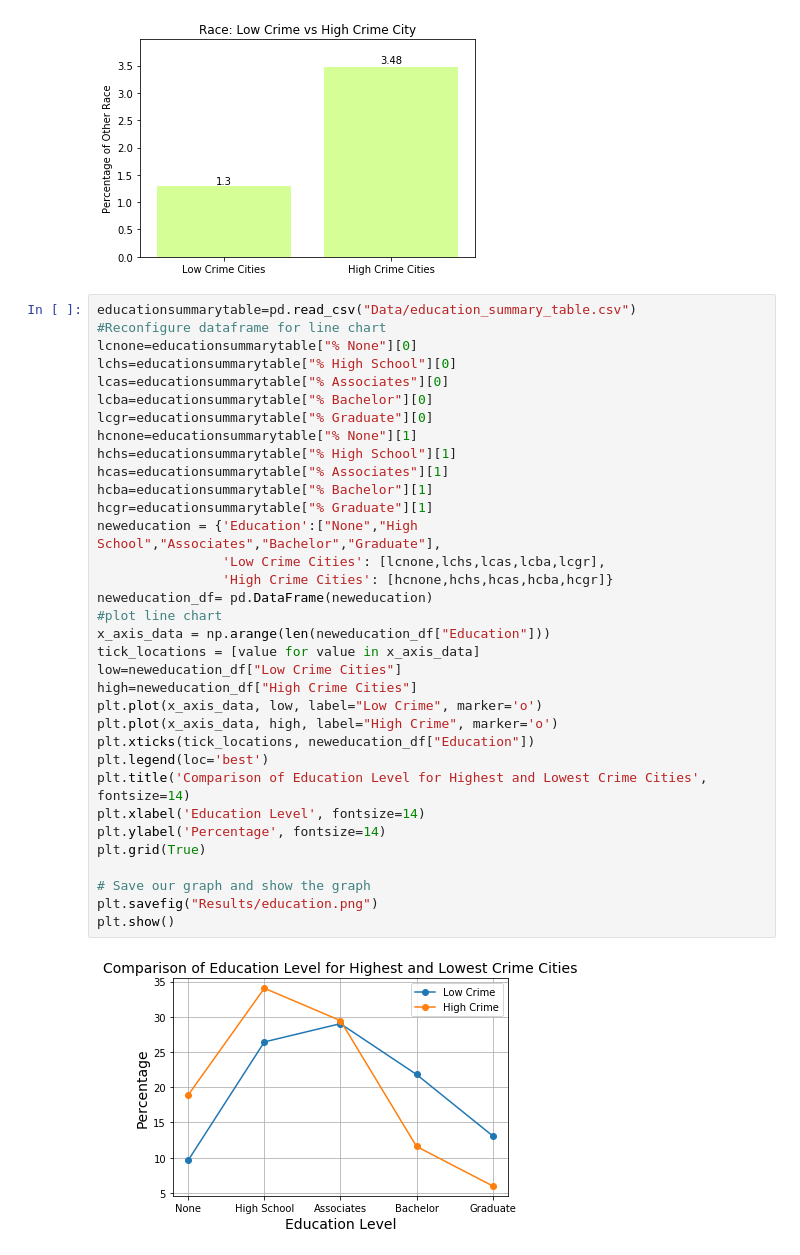
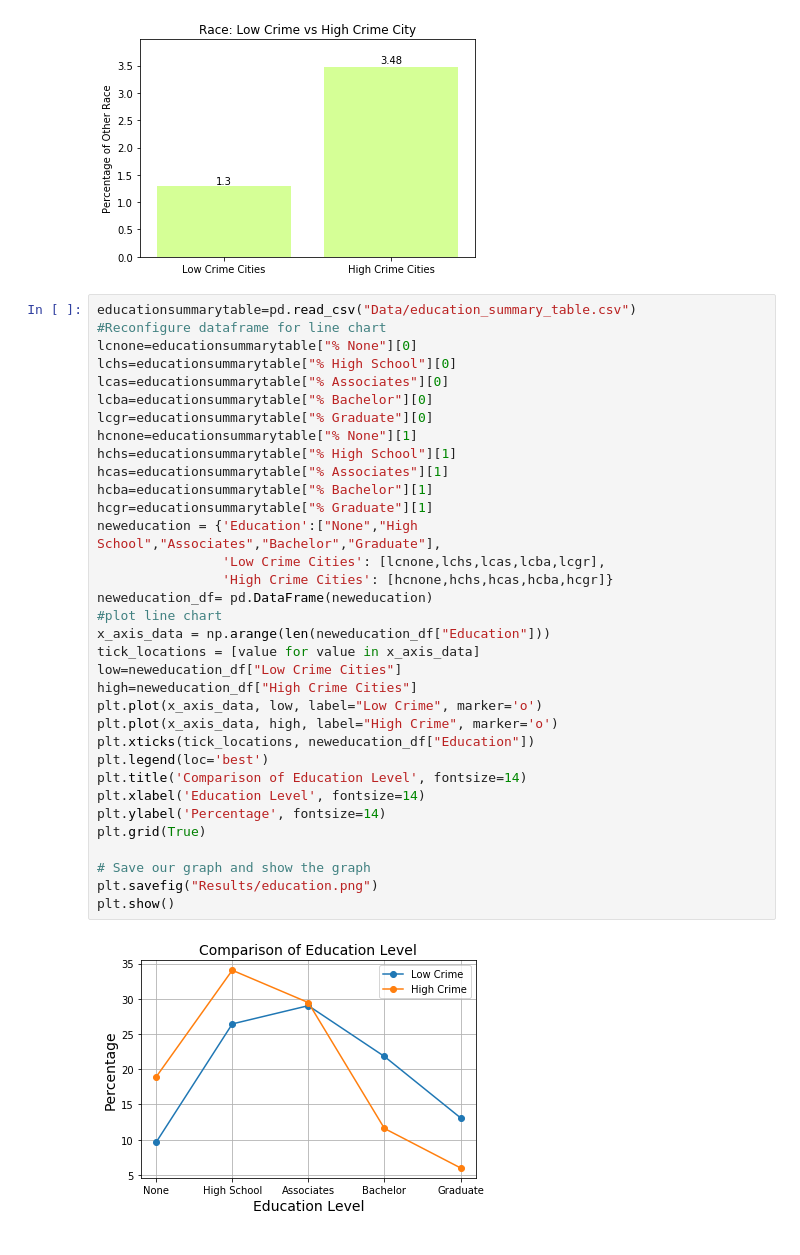
Before and after one commit to temidayo1234/National_ViolentCrime_Analysis, a Jupyter notebook: Analysis/Summary-Tables-Charts/Summary Tables Charts.ipynb, the cells around one changed output. Saved outputs shown, nothing was run; the diff lists cells and outputs as text.

Commit message:
Update chart title on line plots

```diff
--- a/Analysis/Summary-Tables-Charts/Summary Tables Charts.ipynb
+++ b/Analysis/Summary-Tables-Charts/Summary Tables Charts.ipynb
@@ -362,35 +362,35 @@ lcnone=educationsummarytable["% None"][0]
 lchs=educationsummarytable["% High School"][0]
 lcas=educationsummarytable["% Associates"][0]
 lcba=educationsummarytable["% Bachelor"][0]
 lcgr=educationsummarytable["% Graduate"][0]
 hcnone=educationsummarytable["% None"][1]
 hchs=educationsummarytable["% High School"][1]
 hcas=educationsummarytable["% Associates"][1]
 hcba=educationsummarytable["% Bachelor"][1]
 hcgr=educationsummarytable["% Graduate"][1]
 neweducation = {'Education':["None","High School","Associates","Bachelor","Graduate"],
                 'Low Crime Cities': [lcnone,lchs,lcas,lcba,lcgr],
                 'High Crime Cities': [hcnone,hchs,hcas,hcba,hcgr]}
 neweducation_df= pd.DataFrame(neweducation)
 #plot line chart
 x_axis_data = np.arange(len(neweducation_df["Education"]))
 tick_locations = [value for value in x_axis_data]
 low=neweducation_df["Low Crime Cities"]
 high=neweducation_df["High Crime Cities"]
 plt.plot(x_axis_data, low, label="Low Crime", marker='o')
 plt.plot(x_axis_data, high, label="High Crime", marker='o')
 plt.xticks(tick_locations, neweducation_df["Education"])
 plt.legend(loc='best')
-plt.title('Comparison of Education Level for Highest and Lowest Crime Cities', fontsize=14)
+plt.title('Comparison of Education Level', fontsize=14)
 plt.xlabel('Education Level', fontsize=14)
 plt.ylabel('Percentage', fontsize=14)
 plt.grid(True)
 
 # Save our graph and show the graph
 plt.savefig("Results/education.png")
 plt.show()
 # %% [output]
-[figure, old version]
+[figure, new version]
 # %%
 schoolsummarytable=pd.read_csv("Data/school_summary_table.csv")
 #Reconfigure dataframe for line chart
```
Also changed, not shown: parts of 1 cell of this notebook, 2 other files.
